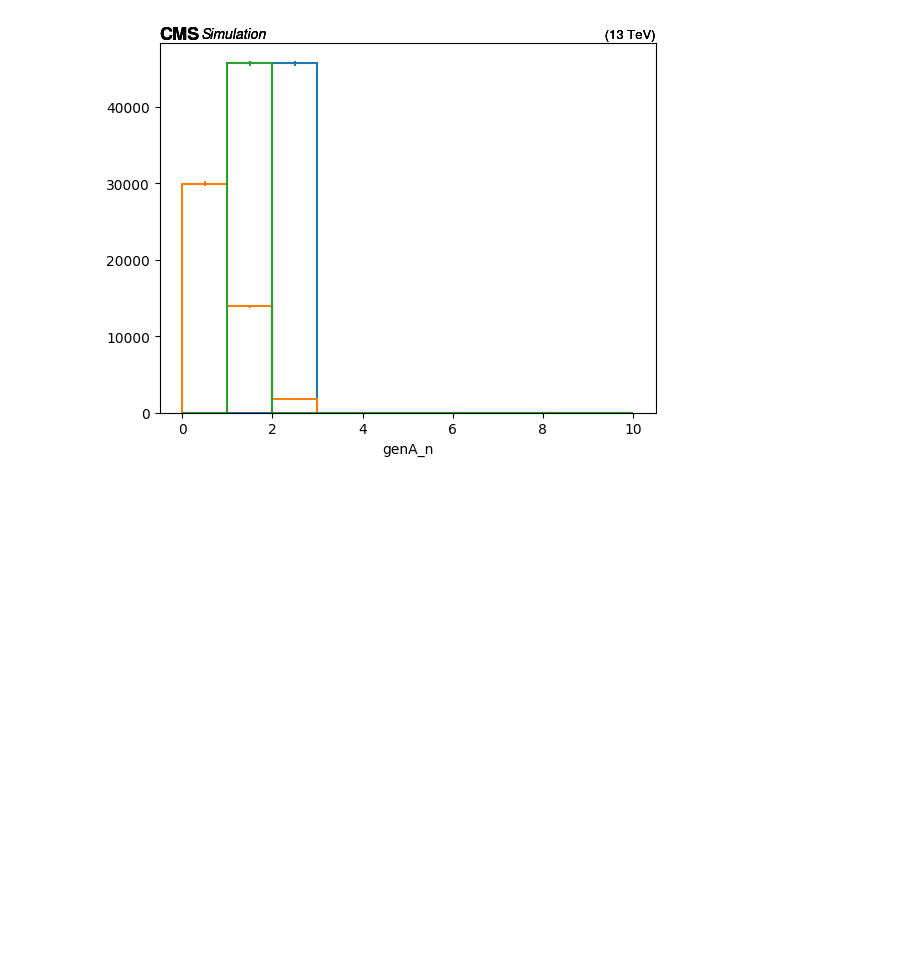
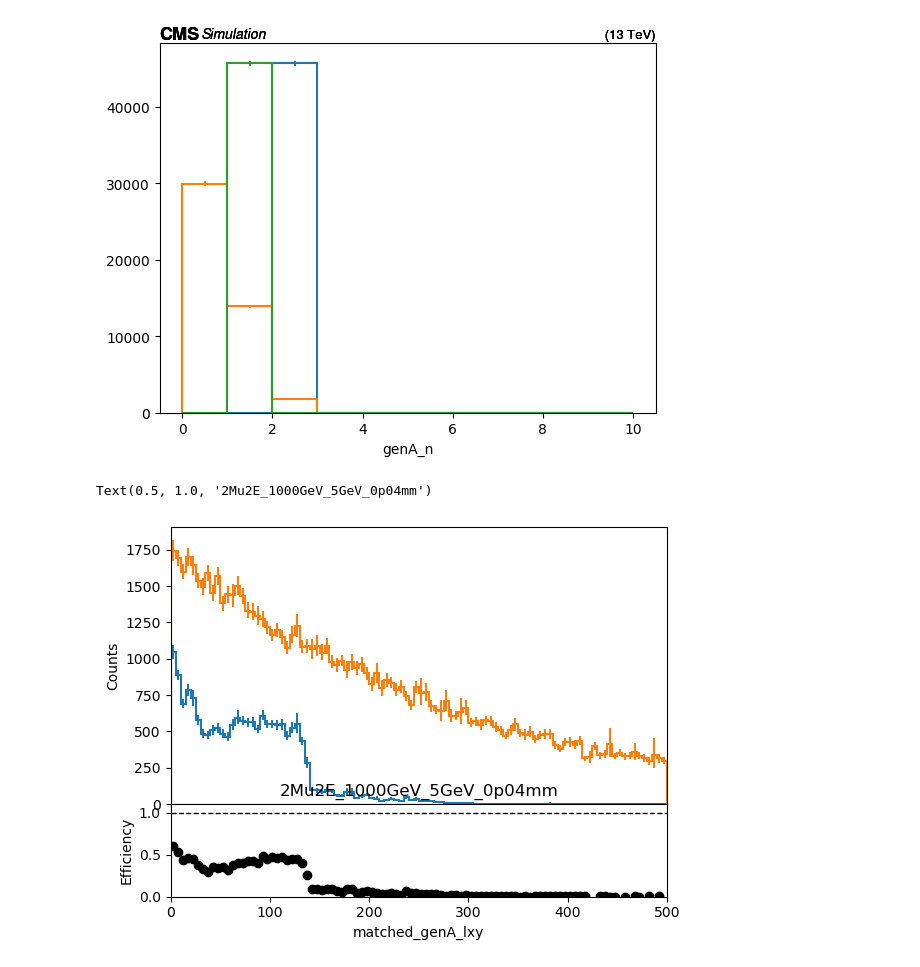
Before and after one commit to yfv2ev/SIDM, a Jupyter notebook: sidm/studies/darkPhotonLxyEff.ipynb, the cells around one changed output. Saved outputs shown, nothing was run; the diff lists cells and outputs as text; code cells hidden in the pictures; blank space fills up the shorter version.

Commit message:
Added efficiency plot for the Lxy of dark photonhistograms

```diff
--- a/sidm/studies/darkPhotonLxyEff.ipynb
+++ b/sidm/studies/darkPhotonLxyEff.ipynb
@@ -102,3 +102,13 @@ utilities.plot([output["out"][f"{name}"]["hists"]["genAs_toMu_n"][ch1,:] for nam
 # %% [output]
 [StairsArtists(stairs=<matplotlib.patches.StepPatch object at 0x...>, errorbar=<ErrorbarContainer object of 3 artists>, legend_artist=<ErrorbarContainer object of 3 artists>)]
 [figure]
+# %%
+output["out"][ "2Mu2E_1000GeV_5GeV_40mm"]["hists"]["matched_genA_lxy"][ch1,:].plot_ratio(
+       output["out"][ "2Mu2E_1000GeV_5GeV_40mm"]["hists"]["genA_lxy"][ch1,:],
+       rp_uncert_draw_type="line",
+       rp_uncertainty_type="efficiency")
+
+plt.title("2Mu2E_1000GeV_5GeV_0p04mm")
+# %% [output]
+Text(0.5, 1.0, '2Mu2E_1000GeV_5GeV_0p04mm')
+[figure, added]
```
Also changed, not shown: parts of 2 cells of this notebook.
